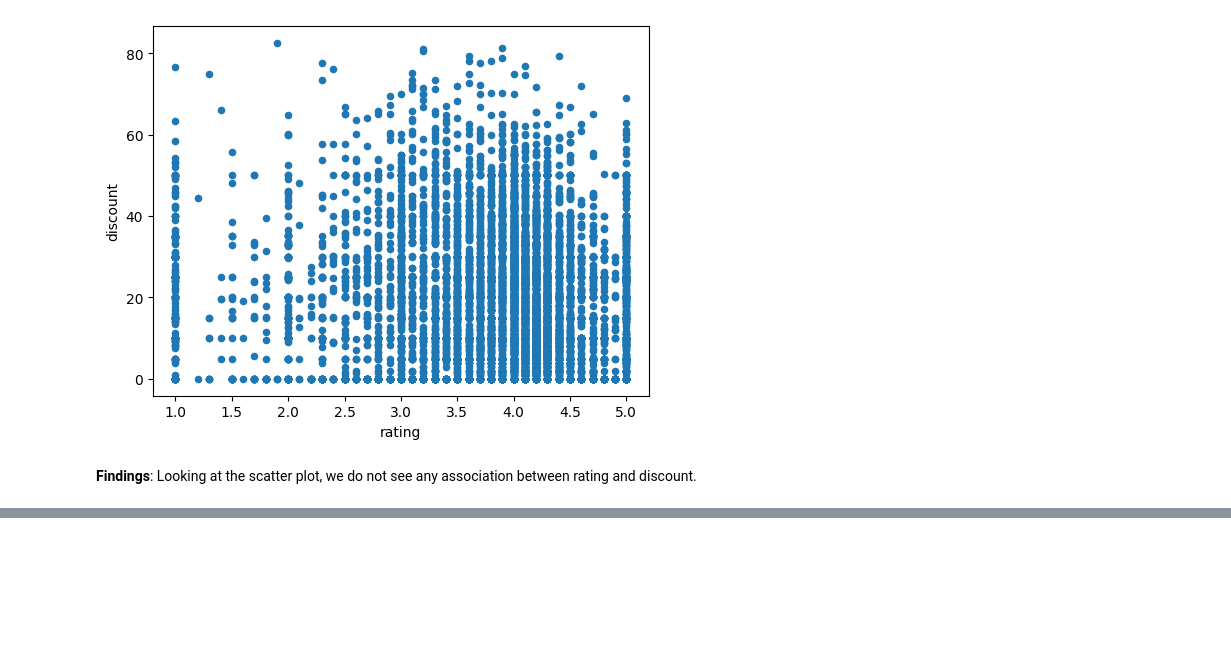
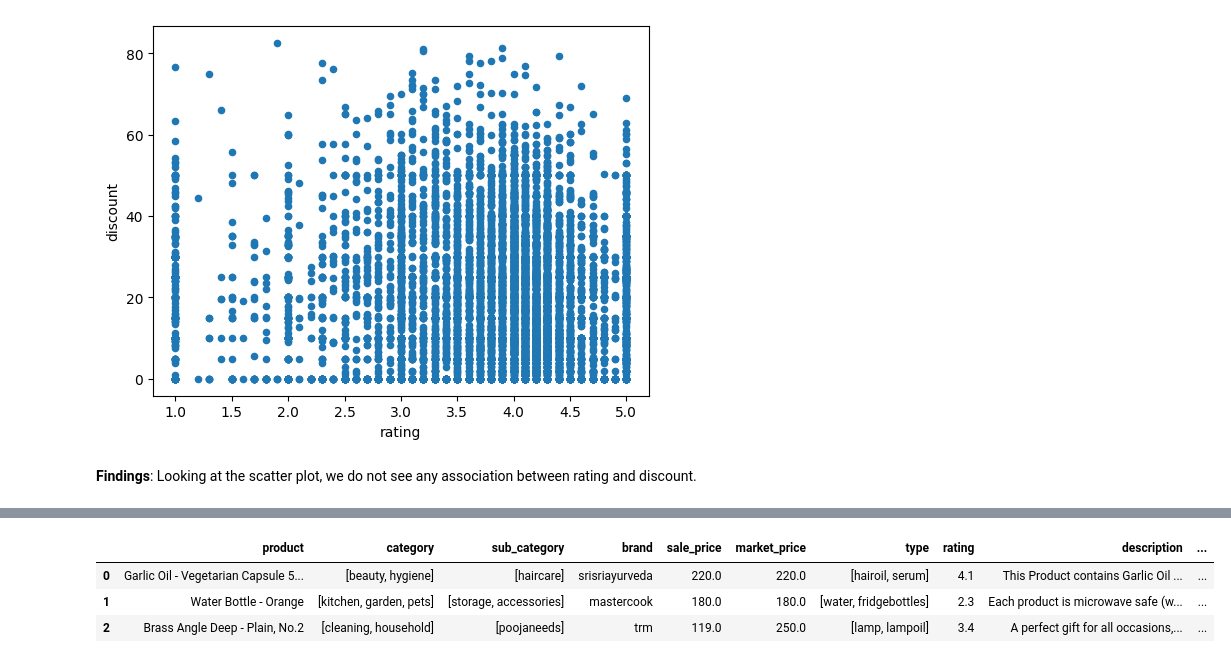
Before and after one commit to Lakshman895/Products-Recommendation-System, a Jupyter notebook: products_recommendation_system.ipynb, the cells around one changed output, grey strips where cells are left out. Saved outputs shown, nothing was run; the diff lists cells and outputs as text; code cells hidden in the pictures; blank space fills up the shorter version.

```diff
--- a/products_recommendation_system.ipynb
+++ b/products_recommendation_system.ipynb
@@ -391,0 +414,7 @@ ax = df.plot.scatter(x='rating', y='discount')
+# %%
+df2.head(3)
+# %% [output]
+|  | product | category | sub_category | brand | sale_price | market_price | type | rating | description | ... |
+| 0 | Garlic Oil - Vegetarian Capsule 5... | [beauty, hygiene] | [haircare] | srisriayurveda | 220.0 | 220.0 | [hairoil, serum] | 4.1 | This Product contains Garlic Oil ... | ... |
+| 1 | Water Bottle - Orange | [kitchen, garden, pets] | [storage, accessories] | mastercook | 180.0 | 180.0 | [water, fridgebottles] | 2.3 | Each product is microwave safe (w... | ... |
+| 2 | Brass Angle Deep - Plain, No.2 | [cleaning, household] | [poojaneeds] | trm | 119.0 | 250.0 | [lamp, lampoil] | 3.4 | A perfect gift for all occasions,... | ... |
```
Also changed, not shown: parts of 21 cells of this notebook.
